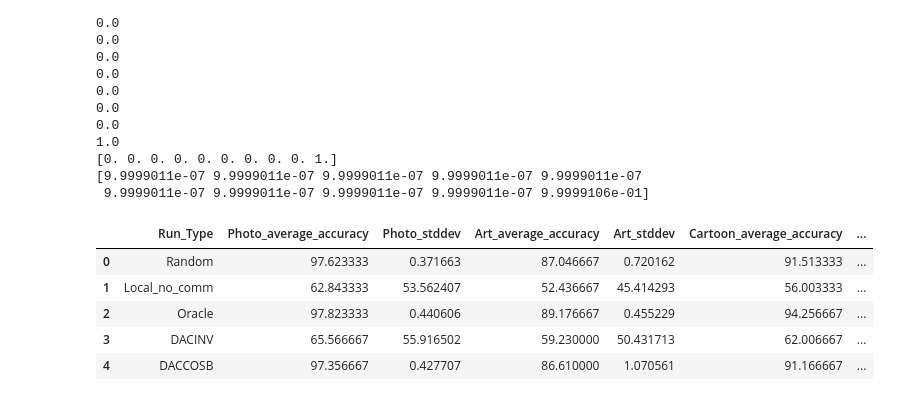
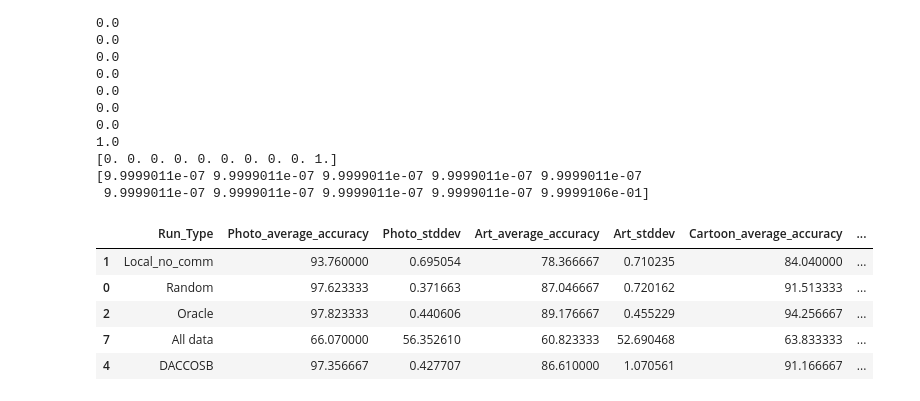
Before and after one commit to tomhagander/decentralized_deep_learning, a Jupyter notebook: playaround.ipynb, the cells around one changed output. Saved outputs shown, nothing was run; the diff lists cells and outputs as text; code cells hidden in the pictures.

```diff
--- a/playaround.ipynb
+++ b/playaround.ipynb
@@ -215,17 +215,24 @@ print(priors)
 # %%
 # import bigpacs.csv into pandas dataframe
 import pandas as pd
 import matplotlib.pyplot as plt
 
 
 df = pd.read_csv('bigpacs.csv')
+
+# reorder rows
+df = df.reindex([1, 0, 2, 7, 4, 5, 6, 3, 8, 9, 10, 11])
+
+# remove last four rows
+df = df[:-4]
+
 df.head()
 # %% [output]
 |  | Run_Type | Photo_average_accuracy | Photo_stddev | Art_average_accuracy | Art_stddev | Cartoon_average_accuracy | ... |
+| 1 | Local_no_comm | 93.760000 | 0.695054 | 78.366667 | 0.710235 | 84.040000 | ... |
 | 0 | Random | 97.623333 | 0.371663 | 87.046667 | 0.720162 | 91.513333 | ... |
-| 1 | Local_no_comm | 62.843333 | 53.562407 | 52.436667 | 45.414293 | 56.003333 | ... |
 | 2 | Oracle | 97.823333 | 0.440606 | 89.176667 | 0.455229 | 94.256667 | ... |
-| 3 | DACINV | 65.566667 | 55.916502 | 59.230000 | 50.431713 | 62.006667 | ... |
+| 7 | All data | 66.070000 | 56.352610 | 60.823333 | 52.690468 | 63.833333 | ... |
 | 4 | DACCOSB | 97.356667 | 0.427707 | 86.610000 | 1.070561 | 91.166667 | ... |
 # %%
 def plot_average_accuracy(dataframe, category):
```
Also changed, not shown: parts of 3 cells of this notebook, 3 other files.
